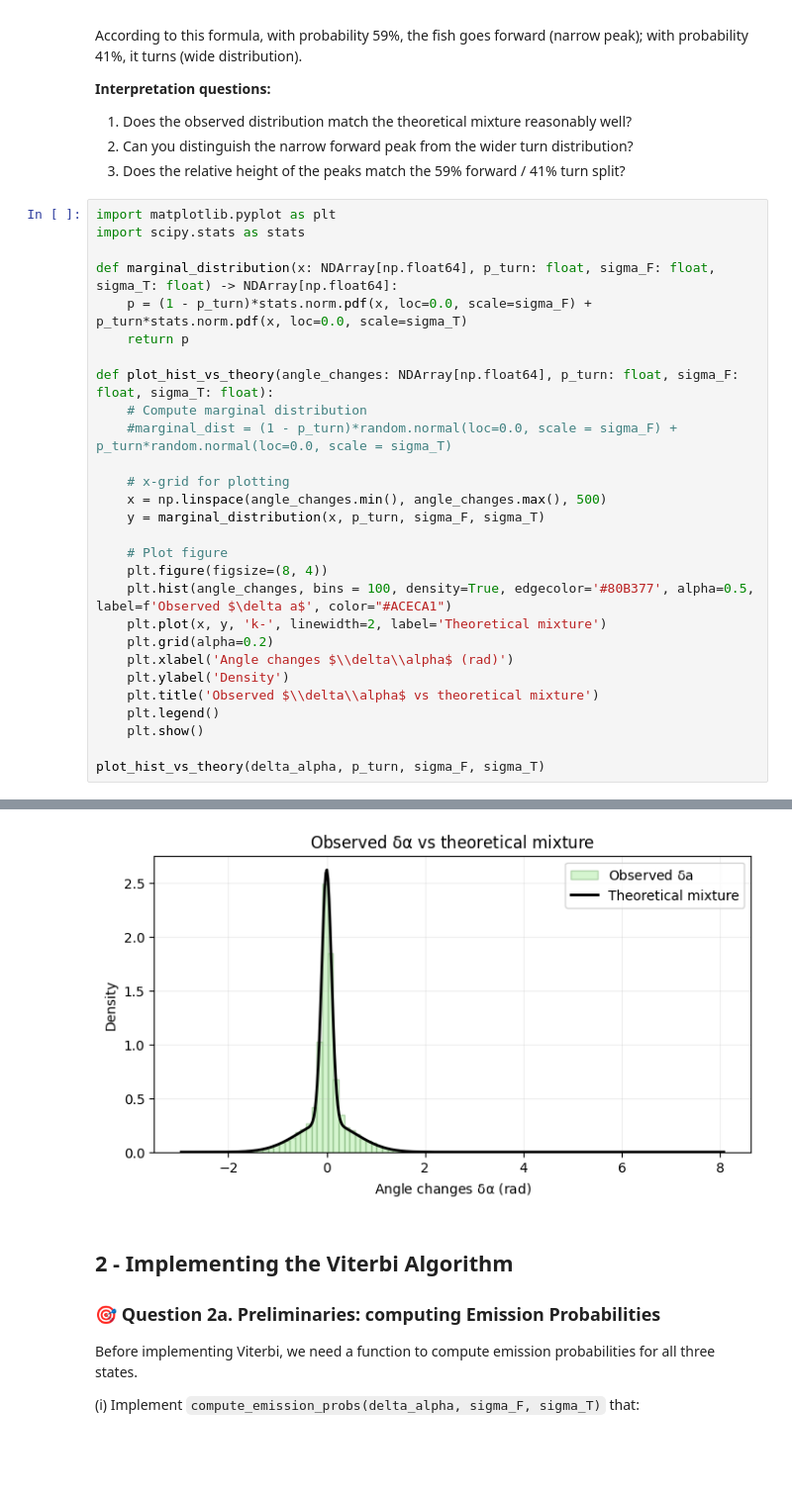
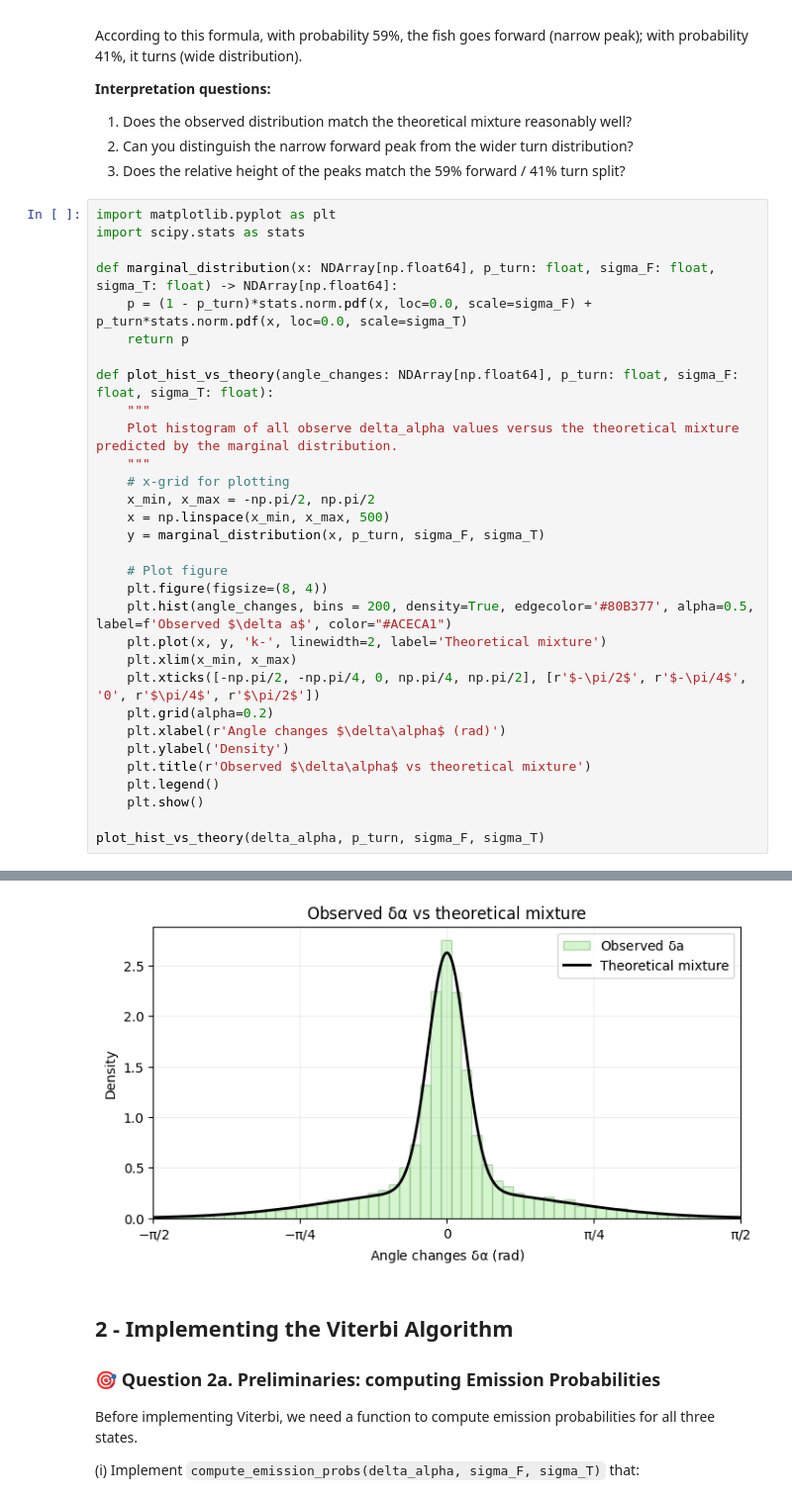
Before and after one commit to brucsk/machine-learning-cogmaster-m2, a Jupyter notebook: TD/tutorial_5/tutorial_5_START.ipynb, the cells around one changed output, grey strips where cells are left out. Shown: that part at 99% size. Cells and saved outputs as stored; diff of their text form; blank space fills up the shorter version.

```diff
--- a/TD/tutorial_5/tutorial_5_START.ipynb
+++ b/TD/tutorial_5/tutorial_5_START.ipynb
@@ -358,21 +361,24 @@ def marginal_distribution(x: NDArray[np.float64], p_turn: float, sigma_F: float,
     return p
 
 def plot_hist_vs_theory(angle_changes: NDArray[np.float64], p_turn: float, sigma_F: float, sigma_T: float):
-    # Compute marginal distribution
-    #marginal_dist = (1 - p_turn)*random.normal(loc=0.0, scale = sigma_F) + p_turn*random.normal(loc=0.0, scale = sigma_T)
-
+    """
+    Plot histogram of all observe delta_alpha values versus the theoretical mixture predicted by the marginal distribution.
+    """
     # x-grid for plotting
-    x = np.linspace(angle_changes.min(), angle_changes.max(), 500)
+    x_min, x_max = -np.pi/2, np.pi/2
+    x = np.linspace(x_min, x_max, 500)
     y = marginal_distribution(x, p_turn, sigma_F, sigma_T)
 
     # Plot figure
     plt.figure(figsize=(8, 4))
-    plt.hist(angle_changes, bins = 100, density=True, edgecolor='#80B377', alpha=0.5, label=f'Observed $\delta a$', color="#ACECA1")
+    plt.hist(angle_changes, bins = 200, density=True, edgecolor='#80B377', alpha=0.5, label=f'Observed $\delta a$', color="#ACECA1")
     plt.plot(x, y, 'k-', linewidth=2, label='Theoretical mixture')
+    plt.xlim(x_min, x_max)
+    plt.xticks([-np.pi/2, -np.pi/4, 0, np.pi/4, np.pi/2], [r'$-\pi/2$', r'$-\pi/4$', '0', r'$\pi/4$', r'$\pi/2$'])
     plt.grid(alpha=0.2)
-    plt.xlabel('Angle changes $\\delta\\alpha$ (rad)')
+    plt.xlabel(r'Angle changes $\delta\alpha$ (rad)')
     plt.ylabel('Density')
-    plt.title('Observed $\\delta\\alpha$ vs theoretical mixture')
+    plt.title(r'Observed $\delta\alpha$ vs theoretical mixture')
     plt.legend()
     plt.show()
 
@@ -381,4 +404,4 @@ plot_hist_vs_theory(delta_alpha, p_turn, sigma_F, sigma_T)
-[figure, old version]
+[figure, new version]
 # %% [markdown]
 ## 2 - Implementing the Viterbi Algorithm
 
```
Also changed, not shown: parts of 17 cells of this notebook, 1 other file.
